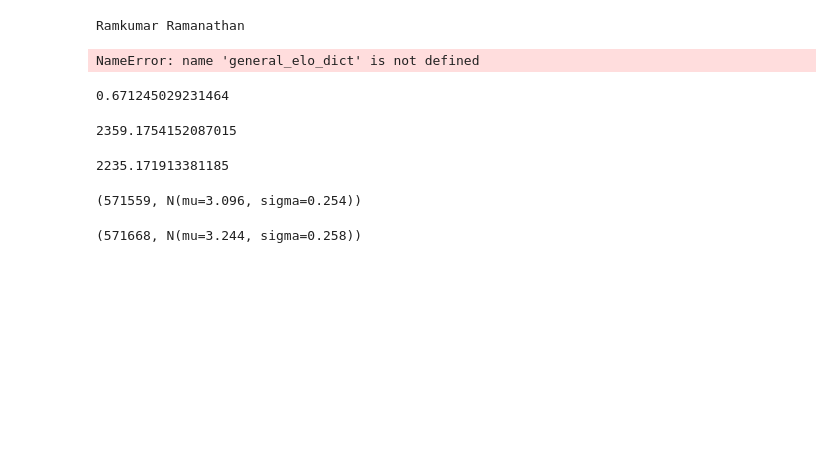
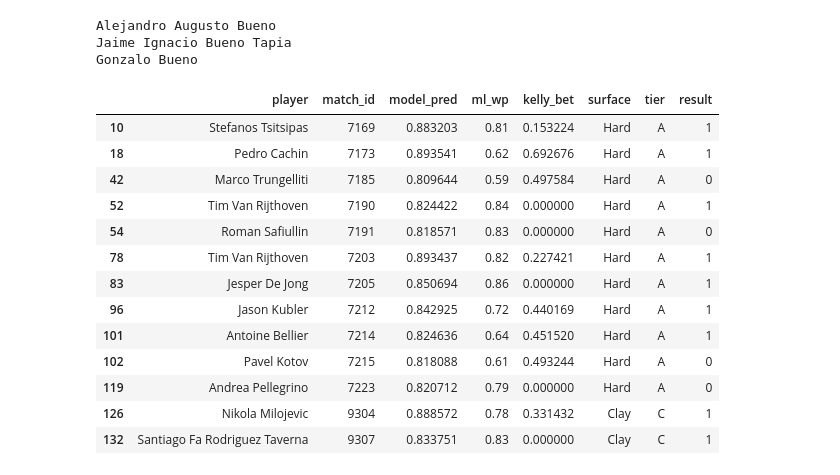
Before and after one commit to yaobviously/tennis_predictions, a Jupyter notebook: tennis_predict.ipynb, the cells around one changed output. Cells and saved outputs as stored; diff of their text form; code cells hidden in the pictures; blank space fills up the shorter version.

```diff
--- a/tennis_predict.ipynb
+++ b/tennis_predict.ipynb
@@ -14,0 +31,8 @@ get_model_win_proba(player_1='Constant Lestienne',
+# %%
+player_pairs = [['Duje Ajdukovic', 'Henri Squire', 2.25, 1.57],
+                ['Jonas Forejtek', 'Salvatore Caruso', 1.61, 2.2],
+                ['Rudolf Molleker', 'Alexander Ritschard', 2.75, 1.4],
+                ['Jorge Brian Panta Herreros', 'Colin Markes', 1.26, 3.6],
+                ['Calvin Hemery', 'Mark Lajal', 2.23, 1.61],
+                ['Jules Marie', 'Yanki Erel', 1.39, 2.86],
+                ['Terence Atmane', 'David Poljak', 1.75, 1.98]]
@@ -14,0 +90,12 @@ get_model_win_proba(player_1='Constant Lestienne',
+# %%
+latest_df = get_tourney_predictions(matches=player_pairs,
+                                          tourney_surface='Hard',
+                                          tourney_level='C',
+                                          tourney_round=3)
+
+latest_df['result'] = [1, 0, 1, 0, 0, 1,1, 0, 0, 1, 1, 0, 0, 1]
+# %%
+old_df = pd.read_csv(r'C:\Users\jyoung\Projects\tennis_project\model_moneyline_comparison.csv')
+
+
+overall_df = pd.concat([old_df, latest_df])
@@ -14,0 +124,3 @@ get_model_win_proba(player_1='Constant Lestienne',
+# %%
+overall_df['model_pred'] = np.where(overall_df['model_pred'].between(0.51, 0.6), 0.6, overall_df['model_pred'])
+overall_df['model_pred'] = np.where(overall_df['model_pred'].between(0.49, 0.4), 0.4, overall_df['model_pred'])
@@ -15,6 +142,8 @@ get_model_win_proba(player_1='Constant Lestienne',
 # %%
 for x in ts_dict.keys():
-    if 'Ramanathan' in x:
+    if 'Bueno' in x:
         print(x)
 # %% [output]
-Ramkumar Ramanathan
+Alejandro Augusto Bueno
+Jaime Ignacio Bueno Tapia
+Gonzalo Bueno
@@ -36,24 +150,17 @@ for pair in player_pairs:
-# %%
-general_elo_dict
-# %% [output]
-NameError: name 'general_elo_dict' is not defined
-# %%
-elo_predict(hard_dict['Dominic Thiem'], hard_dict['Marin Cilic'])
-# %% [output]
-0.671245029231464
-# %%
-hard_dict['Dominic Thiem']
-# %% [output]
-2359.1754152087015
-# %%
-hard_dict['Marin Cilic']
-# %% [output]
-2235.171913381185
-# %%
-ts_dict['Dominic Thiem'][-1]
-# %% [output]
-(571559, N(mu=3.096, sigma=0.254))
-# %%
-ts_dict['Marin Cilic'][-1]
-# %% [output]
-(571668, N(mu=3.244, sigma=0.258))
+# %%
+overall_df[overall_df['model_pred'].between(0.8, 0.9)]
+# %% [output]
+|  | player | match_id | model_pred | ml_wp | kelly_bet | surface | tier | result |
+| 10 | Stefanos Tsitsipas | 7169 | 0.883203 | 0.81 | 0.153224 | Hard | A | 1 |
+| 18 | Pedro Cachin | 7173 | 0.893541 | 0.62 | 0.692676 | Hard | A | 1 |
+| 42 | Marco Trungelliti | 7185 | 0.809644 | 0.59 | 0.497584 | Hard | A | 0 |
+| 52 | Tim Van Rijthoven | 7190 | 0.824422 | 0.84 | 0.000000 | Hard | A | 1 |
+| 54 | Roman Safiullin | 7191 | 0.818571 | 0.83 | 0.000000 | Hard | A | 0 |
+| 78 | Tim Van Rijthoven | 7203 | 0.893437 | 0.82 | 0.227421 | Hard | A | 1 |
+| 83 | Jesper De Jong | 7205 | 0.850694 | 0.86 | 0.000000 | Hard | A | 1 |
+| 96 | Jason Kubler | 7212 | 0.842925 | 0.72 | 0.440169 | Hard | A | 1 |
+| 101 | Antoine Bellier | 7214 | 0.824636 | 0.64 | 0.451520 | Hard | A | 1 |
+| 102 | Pavel Kotov | 7215 | 0.818088 | 0.61 | 0.493244 | Hard | A | 0 |
+| 119 | Andrea Pellegrino | 7223 | 0.820712 | 0.79 | 0.000000 | Hard | A | 0 |
+| 126 | Nikola Milojevic | 9304 | 0.888572 | 0.78 | 0.331432 | Clay | C | 1 |
+| 132 | Santiago Fa Rodriguez Taverna | 9307 | 0.833751 | 0.83 | 0.000000 | Clay | C | 1 |
```
Also changed, not shown: parts of 12 cells of this notebook, 9 other files.
